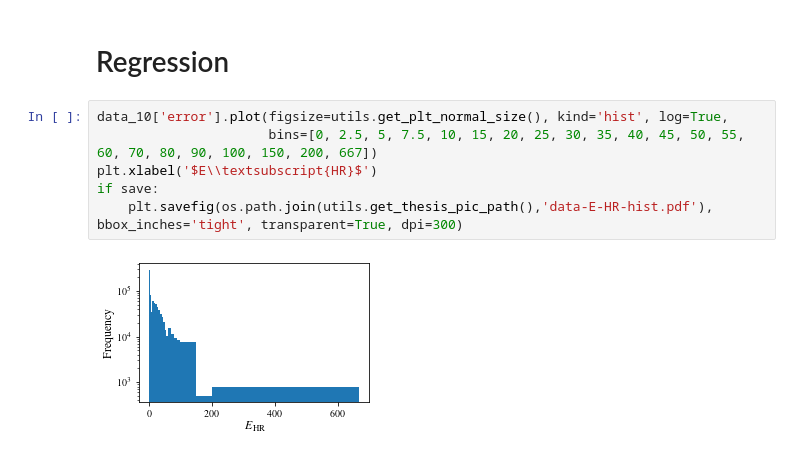
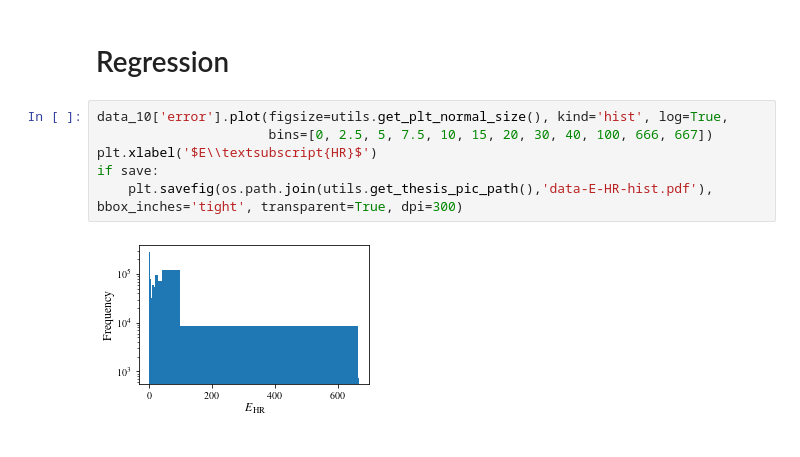
Before and after one commit to Zianor/Bachelorarbeit, a Jupyter notebook: Implementation/src/notebooks/label_investigation.ipynb, the cells around one changed output. Drawn from its saved outputs; the diff is of its cells as text.

Commit message:
updated plots

```diff
--- a/Implementation/src/notebooks/label_investigation.ipynb
+++ b/Implementation/src/notebooks/label_investigation.ipynb
@@ -221,12 +221,12 @@ insgesamt: 857128, informativ: 59.55 %, nicht informativ: 40.45 %
 # Regression
 # %%
 data_10['error'].plot(figsize=utils.get_plt_normal_size(), kind='hist', log=True,
-                      bins=[0, 2.5, 5, 7.5, 10, 15, 20, 25, 30, 35, 40, 45, 50, 55, 60, 70, 80, 90, 100, 150, 200, 667])
+                      bins=[0, 2.5, 5, 7.5, 10, 15, 20, 30, 40, 100, 666, 667])
 plt.xlabel('$E\\textsubscript{HR}$')
 if save:
     plt.savefig(os.path.join(utils.get_thesis_pic_path(),'data-E-HR-hist.pdf'), bbox_inches='tight', transparent=True, dpi=300)
 # %% [output]
-[figure, old version]
+[figure, new version]
 # %%
 mask_5 = data_10['quality_class'] == 5
 mask_4 = data_10['quality_class'] == 4
```
Also changed, not shown: parts of 2 cells of this notebook.
